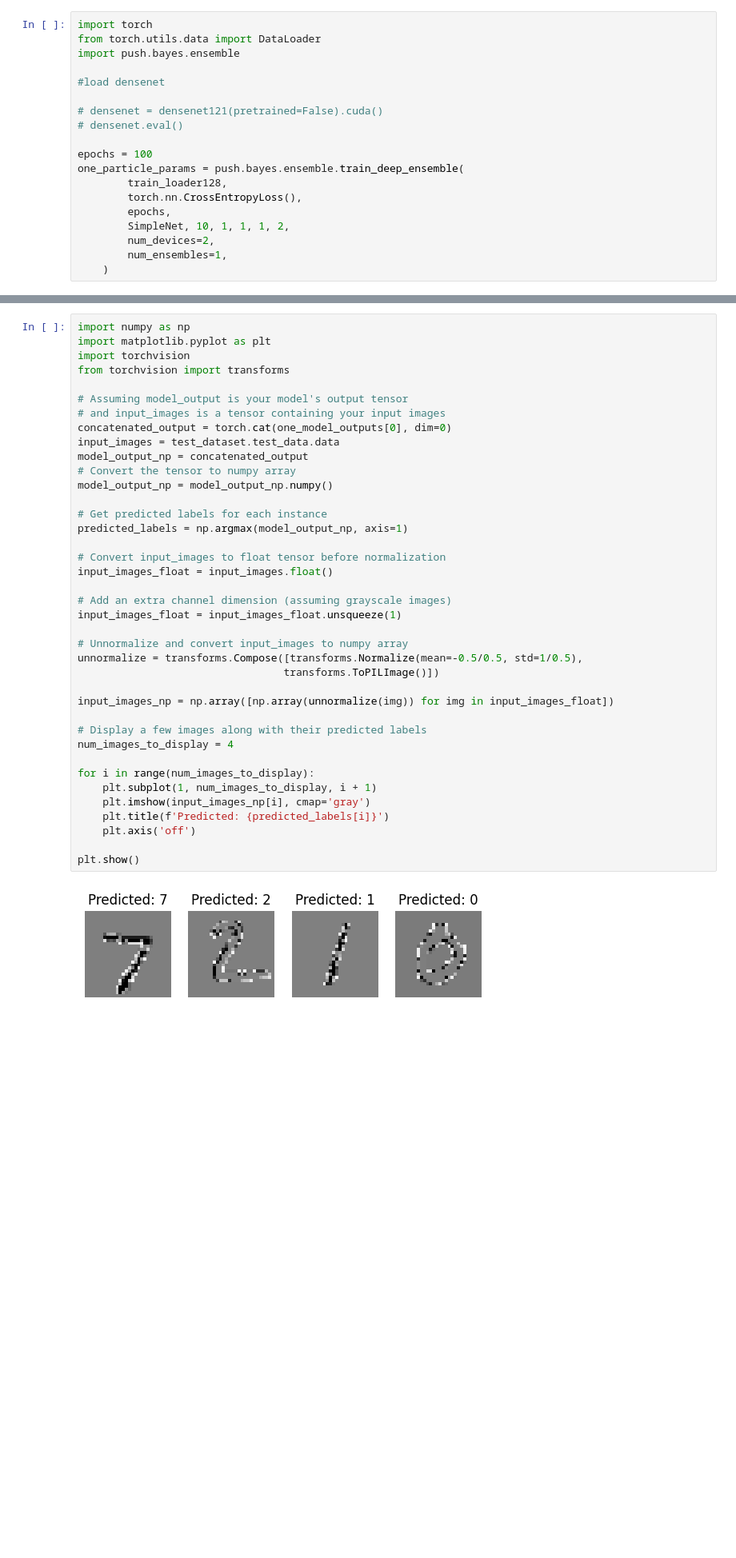
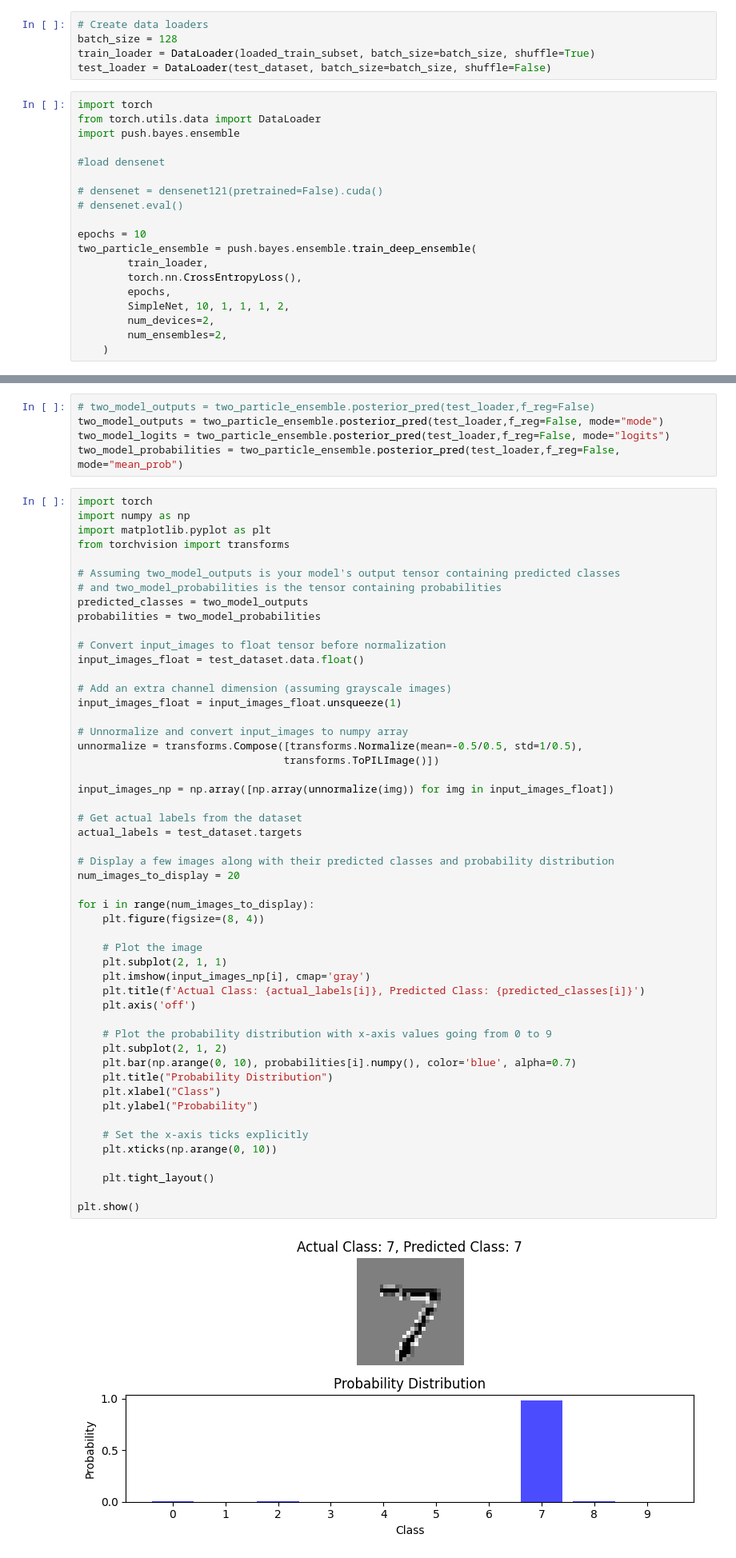
Before and after one commit to lbai-lab/push, a Jupyter notebook: docs/source/examples/01_Deep_Ensemble/deep_ensemble_mnist.ipynb, the cells around one changed output, grey strips where cells are left out. Shown: that part at 80% size. Drawn from its saved outputs; the diff is of its cells as text; blank space fills up the shorter version.

```diff
--- a/docs/source/examples/01_Deep_Ensemble/deep_ensemble_mnist.ipynb
+++ b/docs/source/examples/01_Deep_Ensemble/deep_ensemble_mnist.ipynb
@@ -77,3 +58,8 @@ NameError: name 'train_loader' is not defined
+# %%
+# Create data loaders
+batch_size = 128
+train_loader = DataLoader(loaded_train_subset, batch_size=batch_size, shuffle=True)
+test_loader = DataLoader(test_dataset, batch_size=batch_size, shuffle=False)
 # %%
 import torch
 from torch.utils.data import DataLoader
@@ -84,12 +70,12 @@ import push.bayes.ensemble
 # densenet = densenet121(pretrained=False).cuda()
 # densenet.eval()
 
-epochs = 100
-one_particle_params = push.bayes.ensemble.train_deep_ensemble(
-        train_loader128,
+epochs = 10
+two_particle_ensemble = push.bayes.ensemble.train_deep_ensemble(
+        train_loader,
         torch.nn.CrossEntropyLoss(),
         epochs,
         SimpleNet, 10, 1, 1, 1, 2,
         num_devices=2,
-        num_ensembles=1,
+        num_ensembles=2,
     )
@@ -226,41 +94,58 @@ plt.show()
+# %%
+# two_model_outputs = two_particle_ensemble.posterior_pred(test_loader,f_reg=False)
+two_model_outputs = two_particle_ensemble.posterior_pred(test_loader,f_reg=False, mode="mode")
+two_model_logits = two_particle_ensemble.posterior_pred(test_loader,f_reg=False, mode="logits")
+two_model_probabilities = two_particle_ensemble.posterior_pred(test_loader,f_reg=False, mode="mean_prob")
 # %%
+import torch
 import numpy as np
 import matplotlib.pyplot as plt
-import torchvision
 from torchvision import transforms
 
-# Assuming model_output is your model's output tensor
-# and input_images is a tensor containing your input images
-concatenated_output = torch.cat(one_model_outputs[0], dim=0)
-input_images = test_dataset.test_data.data
-model_output_np = concatenated_output
-# Convert the tensor to numpy array
-model_output_np = model_output_np.numpy()
-
-# Get predicted labels for each instance
-predicted_labels = np.argmax(model_output_np, axis=1)
+# Assuming two_model_outputs is your model's output tensor containing predicted classes
+# and two_model_probabilities is the tensor containing probabilities
+predicted_classes = two_model_outputs
+probabilities = two_model_probabilities
 
 # Convert input_images to float tensor before normalization
-input_images_float = input_images.float()
+input_images_float = test_dataset.data.float()
 
 # Add an extra channel dimension (assuming grayscale images)
 input_images_float = input_images_float.unsqueeze(1)
 
 # Unnormalize and convert input_images to numpy array
 unnormalize = transforms.Compose([transforms.Normalize(mean=-0.5/0.5, std=1/0.5),
                                  transforms.ToPILImage()])
 
 input_images_np = np.array([np.array(unnormalize(img)) for img in input_images_float])
 
-# Display a few images along with their predicted labels
-num_images_to_display = 4
+# Get actual labels from the dataset
+actual_labels = test_dataset.targets
+
+# Display a few images along with their predicted classes and probability distribution
+num_images_to_display = 20
 
 for i in range(num_images_to_display):
-    plt.subplot(1, num_images_to_display, i + 1)
+    plt.figure(figsize=(8, 4))
+
+    # Plot the image
+    plt.subplot(2, 1, 1)
     plt.imshow(input_images_np[i], cmap='gray')
-    plt.title(f'Predicted: {predicted_labels[i]}')
+    plt.title(f'Actual Class: {actual_labels[i]}, Predicted Class: {predicted_classes[i]}')
     plt.axis('off')
 
+    # Plot the probability distribution with x-axis values going from 0 to 9
+    plt.subplot(2, 1, 2)
+    plt.bar(np.arange(0, 10), probabilities[i].numpy(), color='blue', alpha=0.7)
+    plt.title("Probability Distribution")
+    plt.xlabel("Class")
+    plt.ylabel("Probability")
+
+    # Set the x-axis ticks explicitly
+    plt.xticks(np.arange(0, 10))
+
+    plt.tight_layout()
+
 plt.show()
 # %% [output]
-[figure, old version]
+[figure, new version]
```
Also changed, not shown: parts of 14 cells of this notebook, 5 other files.
